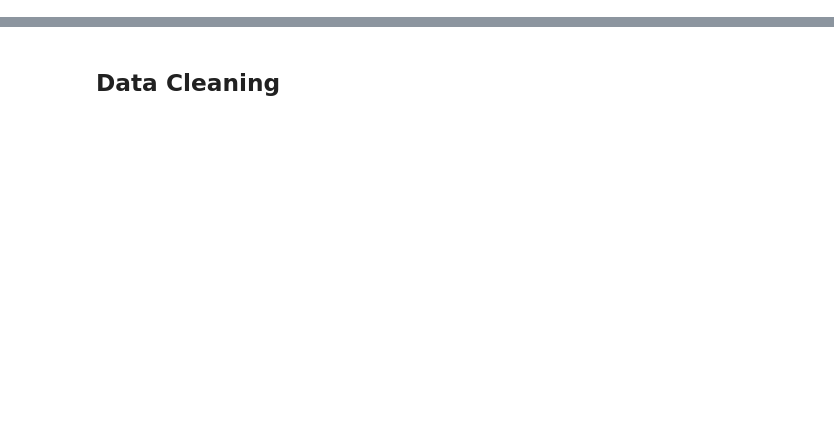
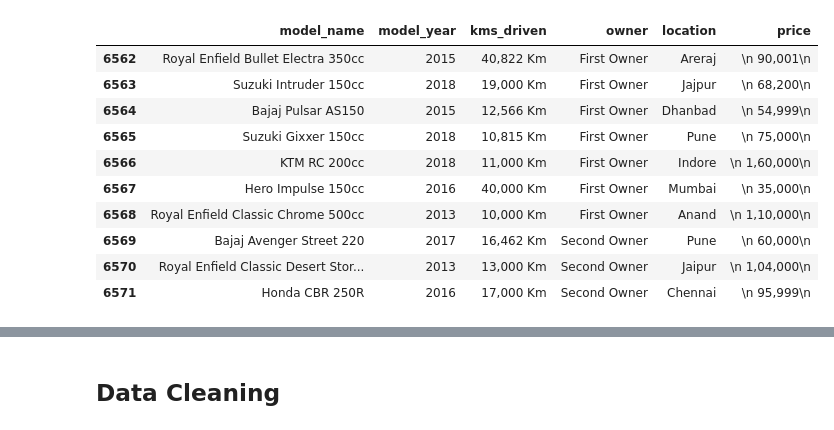
Before and after one commit to ropali/used_bike_price_prediction, a Jupyter notebook: notebooks/01-basic-preprocessing.ipynb, the cells around one changed output, grey strips where cells are left out. Cells and saved outputs as stored; diff of their text form; code cells hidden in the pictures; blank space fills up the shorter version.

```diff
--- a/notebooks/01-basic-preprocessing.ipynb
+++ b/notebooks/01-basic-preprocessing.ipynb
@@ -17,3 +17,17 @@ df.head()
+# %%
+df.tail(10)
+# %% [output]
+|  | model_name | model_year | kms_driven | owner | location | price |
+| 6562 | Royal Enfield Bullet Electra 350cc | 2015 | 40,822 Km | First Owner | Areraj | \n 90,001\n |
+| 6563 | Suzuki Intruder 150cc | 2018 | 19,000 Km | First Owner | Jajpur | \n 68,200\n |
+| 6564 | Bajaj Pulsar AS150 | 2015 | 12,566 Km | First Owner | Dhanbad | \n 54,999\n |
+| 6565 | Suzuki Gixxer 150cc | 2018 | 10,815 Km | First Owner | Pune | \n 75,000\n |
+| 6566 | KTM RC 200cc | 2018 | 11,000 Km | First Owner | Indore | \n 1,60,000\n |
+| 6567 | Hero Impulse 150cc | 2016 | 40,000 Km | First Owner | Mumbai | \n 35,000\n |
+| 6568 | Royal Enfield Classic Chrome 500cc | 2013 | 10,000 Km | First Owner | Anand | \n 1,10,000\n |
+| 6569 | Bajaj Avenger Street 220 | 2017 | 16,462 Km | Second Owner | Pune | \n 60,000\n |
+| 6570 | Royal Enfield Classic Desert Stor... | 2013 | 13,000 Km | Second Owner | Jaipur | \n 1,04,000\n |
+| 6571 | Honda CBR 250R | 2016 | 17,000 Km | Second Owner | Chennai | \n 95,999\n |
 # %%
 df.shape
 # %% [output]
```
Also changed, not shown: parts of 23 cells of this notebook, 3 other files.
